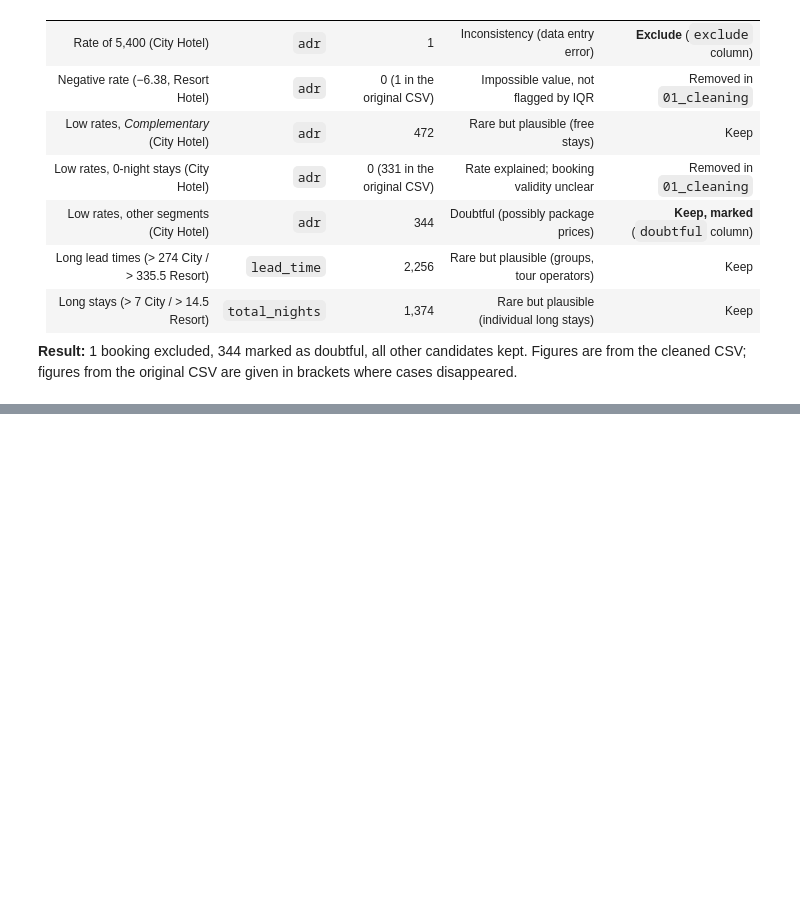
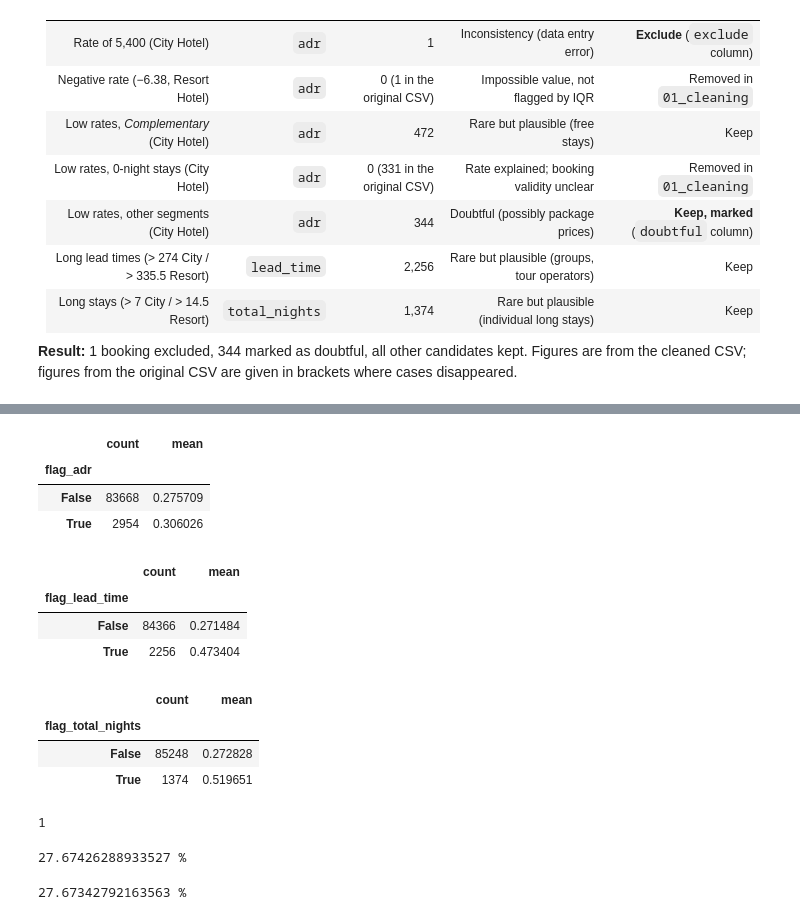
Before and after one commit to martinmon19/Assignment-MACHINE-LEARNING, a Jupyter notebook: notebooks/02_outliers.ipynb, the cells around one changed output, grey strips where cells are left out. Saved outputs shown, nothing was run; the diff lists cells and outputs as text; code cells hidden in the pictures; blank space fills up the shorter version.

```diff
--- a/notebooks/02_outliers.ipynb
+++ b/notebooks/02_outliers.ipynb
@@ -592,0 +602,33 @@ Figures are from the cleaned CSV; figures from the original CSV are given in bra
+# %%
+df.groupby('flag_adr')['is_canceled'].agg(["count", "mean"])
+# %% [output]
+|  | count | mean |
+| flag_adr |  |  |
+| False | 83668 | 0.275709 |
+| True | 2954 | 0.306026 |
+# %%
+df.groupby('flag_lead_time')['is_canceled'].agg(["count", "mean"])
+# %% [output]
+|  | count | mean |
+| flag_lead_time |  |  |
+| False | 84366 | 0.271484 |
+| True | 2256 | 0.473404 |
+# %%
+df.groupby('flag_total_nights')['is_canceled'].agg(["count", "mean"])
+# %% [output]
+|  | count | mean |
+| flag_total_nights |  |  |
+| False | 85248 | 0.272828 |
+| True | 1374 | 0.519651 |
+# %%
+print(df["exclude"].sum())
+# %% [output]
+1
+# %%
+print(df['is_canceled'].mean()*100,'%')
+# %% [output]
+27.67426288933527 %
+# %%
+print(df['is_canceled'][~df["exclude"]].mean()*100, '%')
+# %% [output]
+27.67342792163563 %
```
Also changed, not shown: parts of 4 cells of this notebook.
